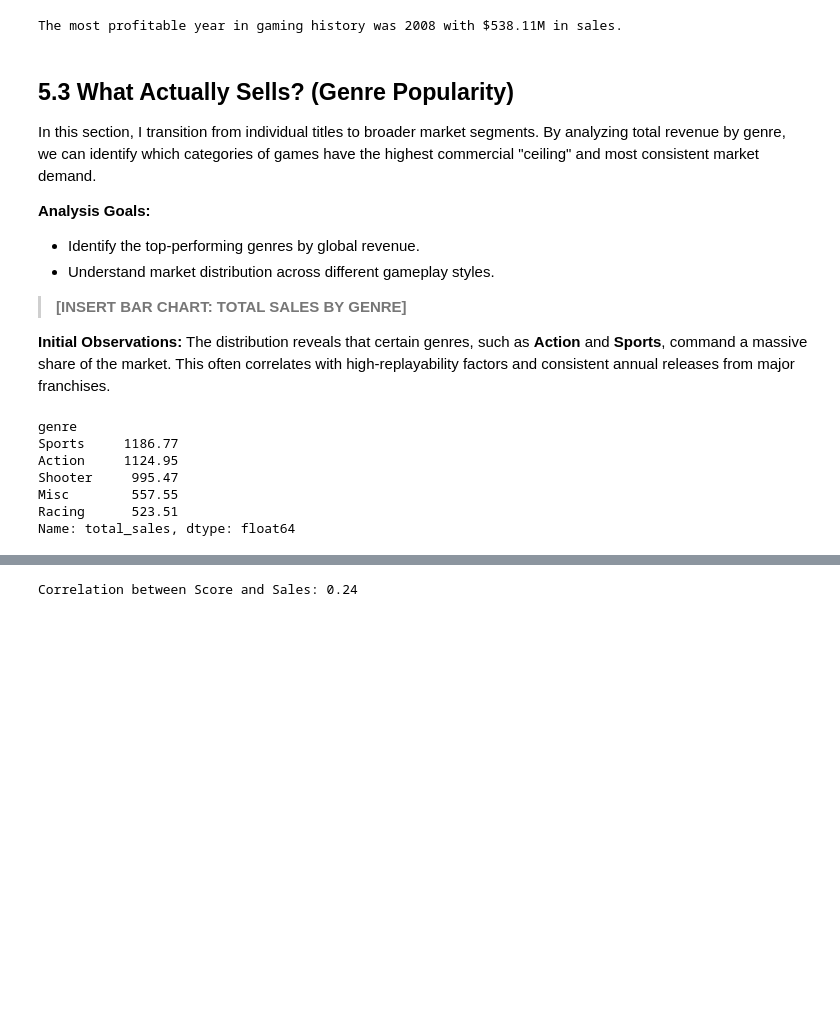
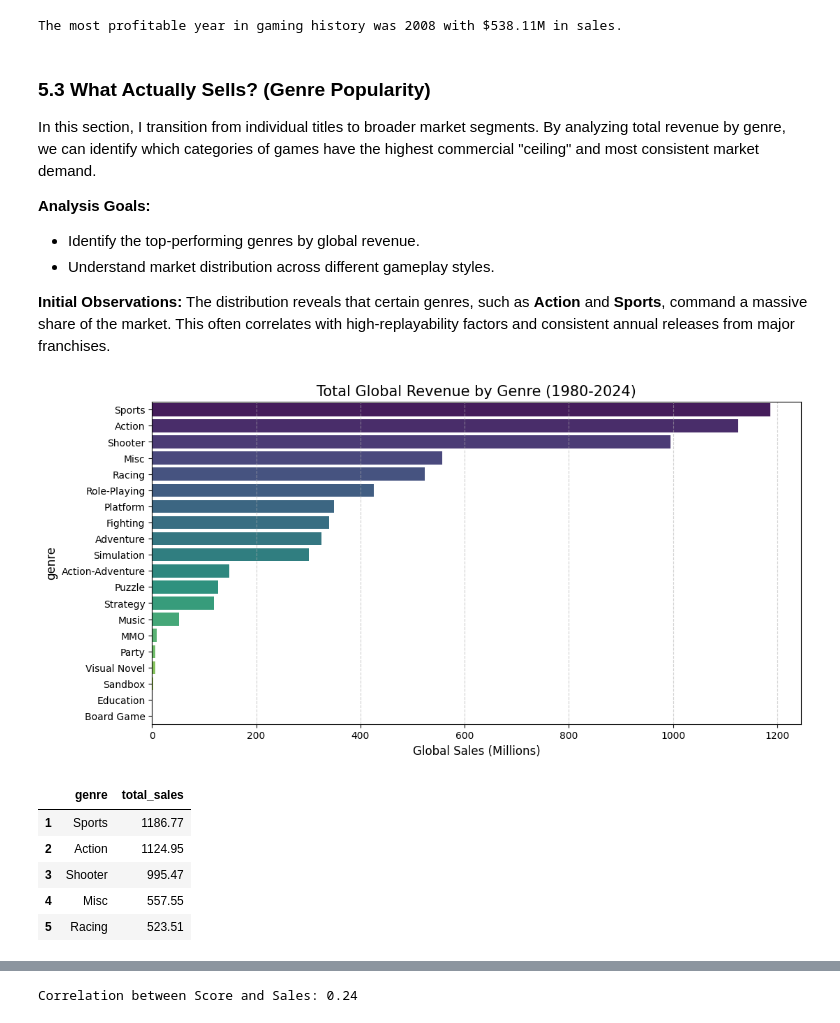
Before and after one commit to Pothos1985/Video-Game-Sales-Analysis-1980-2024-, a Jupyter notebook: notebooks/vg_data_cleaning.ipynb, the cells around one changed output, grey strips where cells are left out. Drawn from its saved outputs; the diff is of its cells as text; code cells hidden in the pictures; blank space fills up the shorter version.

Commit message:
Final: Completed visual analysis and correlation study

```diff
--- a/notebooks/vg_data_cleaning.ipynb
+++ b/notebooks/vg_data_cleaning.ipynb
@@ -471,26 +473,36 @@ print(f"The most profitable year in gaming history was {int(peak_year)} with ${p
 # %% [output]
 The most profitable year in gaming history was 2008 with $538.11M in sales.
 # %% [markdown]
-## 5.3 What Actually Sells? (Genre Popularity)
+### 5.3 What Actually Sells? (Genre Popularity)
 In this section, I transition from individual titles to broader market segments. By analyzing total revenue by genre, we can identify which categories of games have the highest commercial "ceiling" and most consistent market demand.
 
 **Analysis Goals:**
 * Identify the top-performing genres by global revenue.
 * Understand market distribution across different gameplay styles.
 
-> **[INSERT BAR CHART: TOTAL SALES BY GENRE]**
-
 **Initial Observations:**
 The distribution reveals that certain genres, such as **Action** and **Sports**, command a massive share of the market. This often correlates with high-replayability factors and consistent annual releases from major franchises.
-# %%
-top_genre = df.groupby('genre').total_sales.sum().sort_values(ascending = False).head(5)
-print(top_genre)
-# %% [output]
-genre
-Sports     1186.77
-Action     1124.95
-Shooter     995.47
-Misc        557.55
-Racing      523.51
-Name: total_sales, dtype: float64
+# %%
+genre_sales = df.groupby('genre')['total_sales'].sum().reset_index().sort_values('total_sales', ascending=False)
+top_5_genres = genre_sales.head(5).reset_index(drop = True)
+top_5_genres.index = top_5_genres.index + 1
+# Create the plot
+plt.figure(figsize=(12, 6))
+sns.barplot(x='total_sales', y='genre', data=genre_sales, palette='viridis', hue = 'genre')
+
+# Final formatting
+plt.title('Total Global Revenue by Genre (1980-2024)', fontsize=15)
+plt.xlabel('Global Sales (Millions)', fontsize=12)
+plt.ylabel('genre', fontsize=12)
+plt.grid(axis='x', linestyle='--', alpha=0.6)
+plt.show()
+display(top_5_genres)
+# %% [output]
+[figure, added]
+|  | genre | total_sales |
+| 1 | Sports | 1186.77 |
+| 2 | Action | 1124.95 |
+| 3 | Shooter | 995.47 |
+| 4 | Misc | 557.55 |
+| 5 | Racing | 523.51 |
 # %% [markdown]
```
Also changed, not shown: parts of 6 cells of this notebook, 1 other file.
